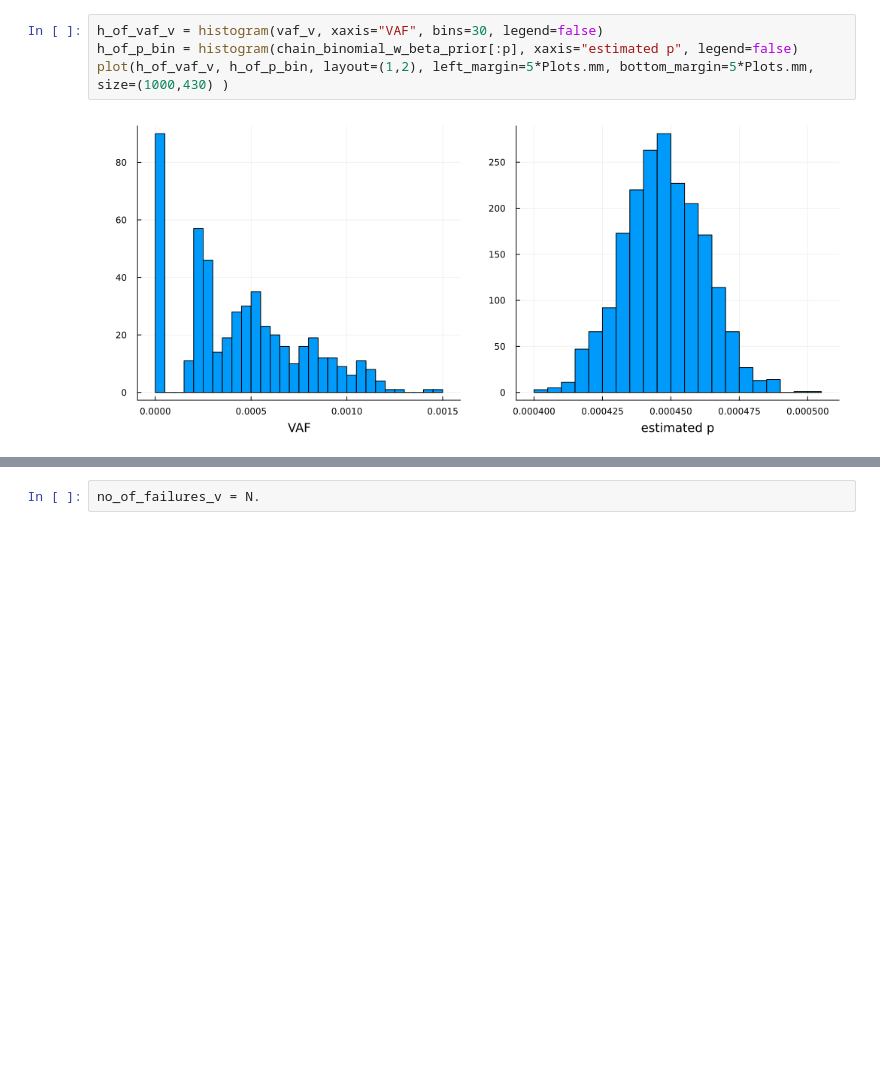
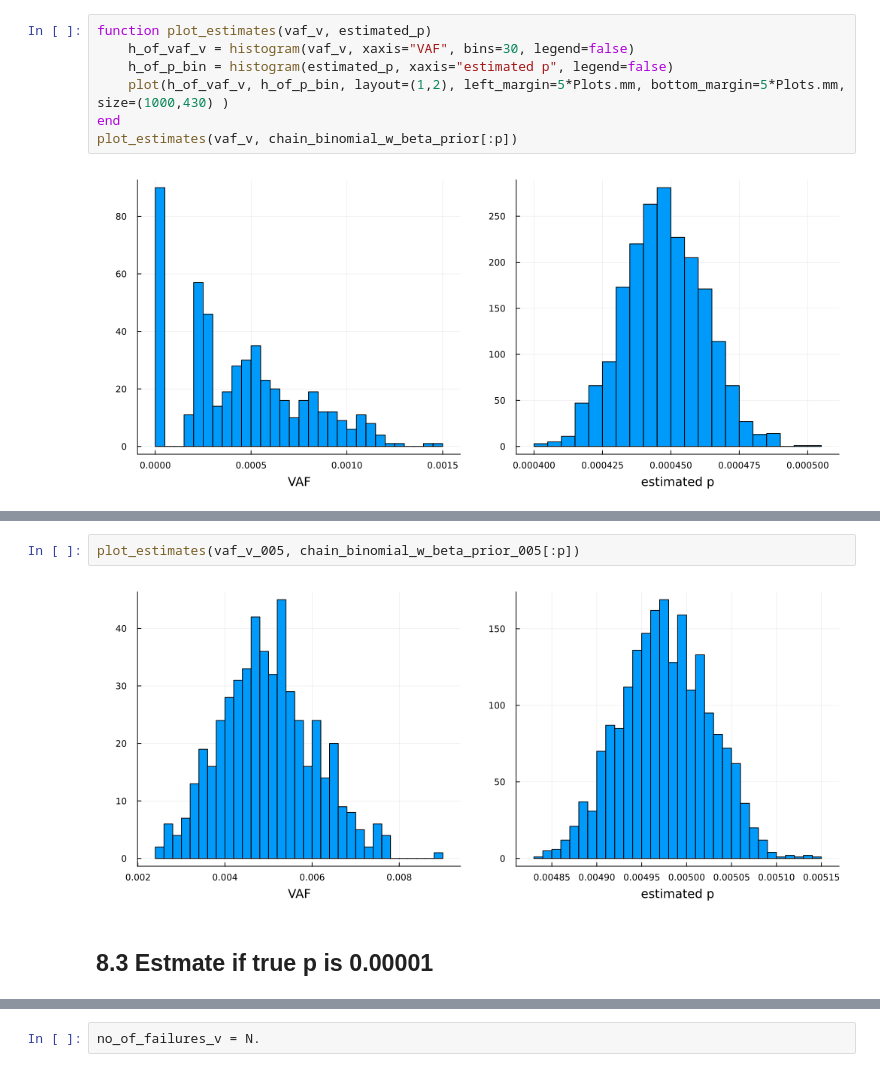
Before and after one commit to polyactis/julia-prob-programming, a Jupyter notebook: Turing-Quickstart-Beta-Bernoulli.ipynb, the cells around one changed output, grey strips where cells are left out. Cells and saved outputs as stored; diff of their text form; blank space fills up the shorter version.

```diff
--- a/Turing-Quickstart-Beta-Bernoulli.ipynb
+++ b/Turing-Quickstart-Beta-Bernoulli.ipynb
@@ -538,8 +577,11 @@ Summary Statistics
 
            p    0.0004    0.0004    0.0004    0.0005    0.0005
 # %%
-h_of_vaf_v = histogram(vaf_v, xaxis="VAF", bins=30, legend=false)
-h_of_p_bin = histogram(chain_binomial_w_beta_prior[:p], xaxis="estimated p", legend=false)
-plot(h_of_vaf_v, h_of_p_bin, layout=(1,2), left_margin=5*Plots.mm, bottom_margin=5*Plots.mm, size=(1000,430) )
+function plot_estimates(vaf_v, estimated_p)
+    h_of_vaf_v = histogram(vaf_v, xaxis="VAF", bins=30, legend=false)
+    h_of_p_bin = histogram(estimated_p, xaxis="estimated p", legend=false)
+    plot(h_of_vaf_v, h_of_p_bin, layout=(1,2), left_margin=5*Plots.mm, bottom_margin=5*Plots.mm, size=(1000,430) )
+end
+plot_estimates(vaf_v, chain_binomial_w_beta_prior[:p])
 # %% [output]
 [figure]
@@ -545,0 +615,6 @@ plot(h_of_vaf_v, h_of_p_bin, layout=(1,2), left_margin=5*Plots.mm, bottom_margin
+# %%
+plot_estimates(vaf_v_005, chain_binomial_w_beta_prior_005[:p])
+# %% [output]
+[figure, added]
+# %% [markdown]
+## 8.3 Estmate if true p is 0.00001
```
Also changed, not shown: parts of 31 cells of this notebook.
